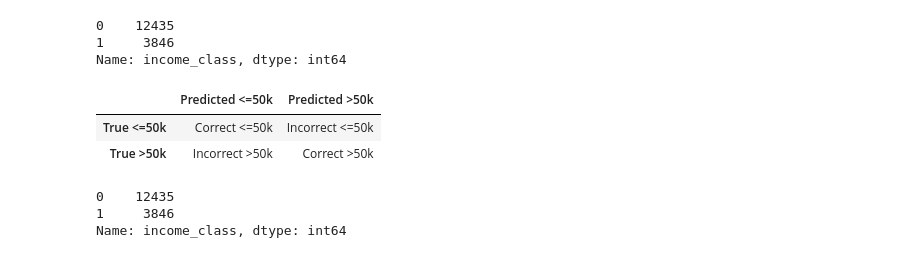
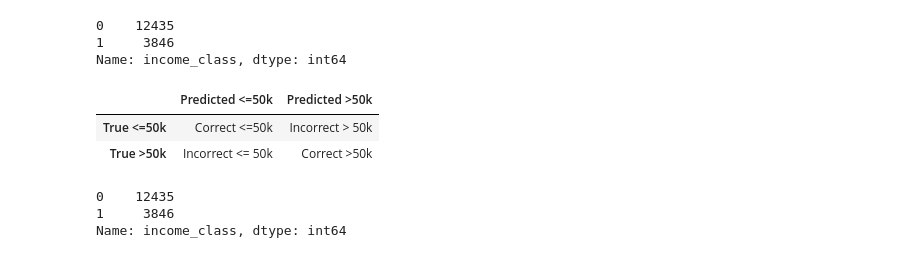
Before and after one commit to Birinder1469/Adult-Data_Income_Analysis, a Jupyter notebook: Adult-Income_Dataset_Analysis.ipynb, the cells around one changed output. Saved outputs shown, nothing was run; the diff lists cells and outputs as text; code cells hidden in the pictures.

```diff
--- a/Adult-Income_Dataset_Analysis.ipynb
+++ b/Adult-Income_Dataset_Analysis.ipynb
@@ -707,12 +707,12 @@ Name: income_class, dtype: int64
 # %%
 # Structure of Confusion matrix :
 
-pd.DataFrame({'Predicted <=50k':['Correct <=50k','Incorrect >50k'],
-              'Predicted >50k':['Incorrect <=50k','Correct >50k']},index=['True <=50k','True >50k'])
+pd.DataFrame({'Predicted <=50k':['Correct <=50k','Incorrect <= 50k'],
+              'Predicted >50k':['Incorrect > 50k','Correct >50k']},index=['True <=50k','True >50k'])
 # %% [output]
 |  | Predicted <=50k | Predicted >50k |
-| True <=50k | Correct <=50k | Incorrect <=50k |
-| True >50k | Incorrect >50k | Correct >50k |
+| True <=50k | Correct <=50k | Incorrect > 50k |
+| True >50k | Incorrect <= 50k | Correct >50k |
 # %%
 y_test.value_counts()
 # %% [output]
```
Also changed, not shown: 2 other files.
